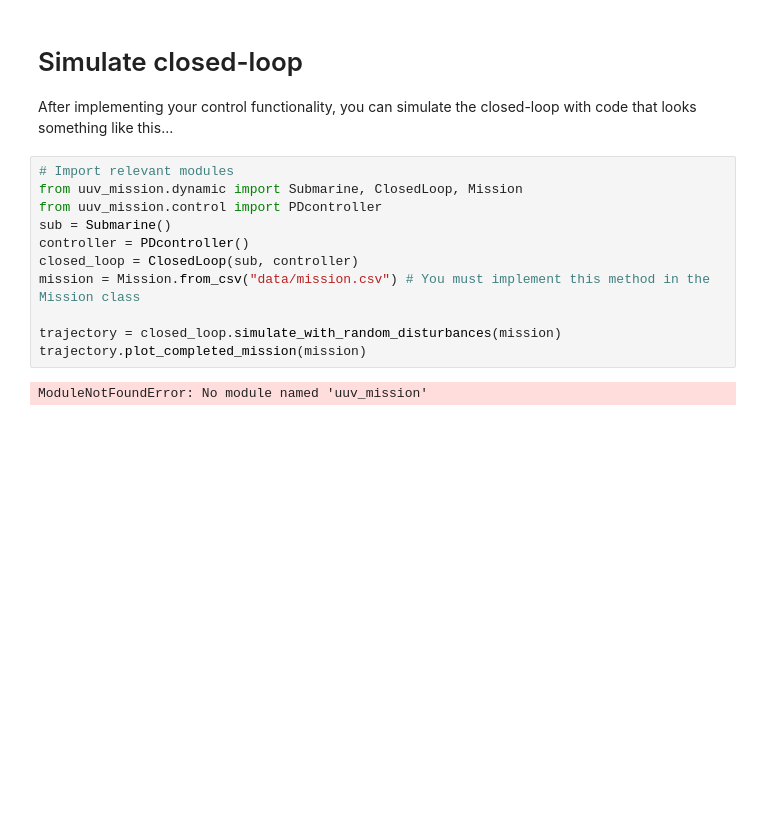
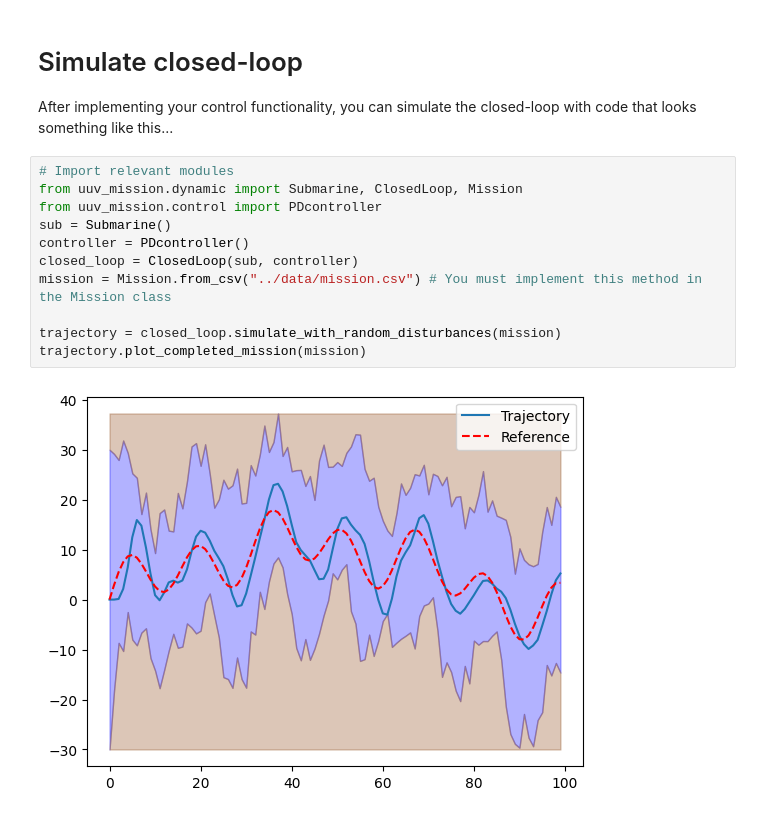
Before and after one commit to Nataliecott/b1-coding-practical-mt24, a Jupyter notebook: notebooks/demo.ipynb, the cells around one changed output. Saved outputs shown, nothing was run; the diff lists cells and outputs as text; blank space fills up the shorter version.

```diff
--- a/notebooks/demo.ipynb
+++ b/notebooks/demo.ipynb
@@ -12,13 +14,13 @@ After implementing your control functionality, you can simulate the closed-loop
 # %%
 # Import relevant modules
 from uuv_mission.dynamic import Submarine, ClosedLoop, Mission
 from uuv_mission.control import PDcontroller
 sub = Submarine()
 controller = PDcontroller()
 closed_loop = ClosedLoop(sub, controller)
-mission = Mission.from_csv("data/mission.csv") # You must implement this method in the Mission class
+mission = Mission.from_csv("../data/mission.csv") # You must implement this method in the Mission class
 
 trajectory = closed_loop.simulate_with_random_disturbances(mission)
 trajectory.plot_completed_mission(mission)
 # %% [output]
-ModuleNotFoundError: No module named 'uuv_mission'
+[figure, added]
```
Also changed, not shown: parts of 1 cell of this notebook.
